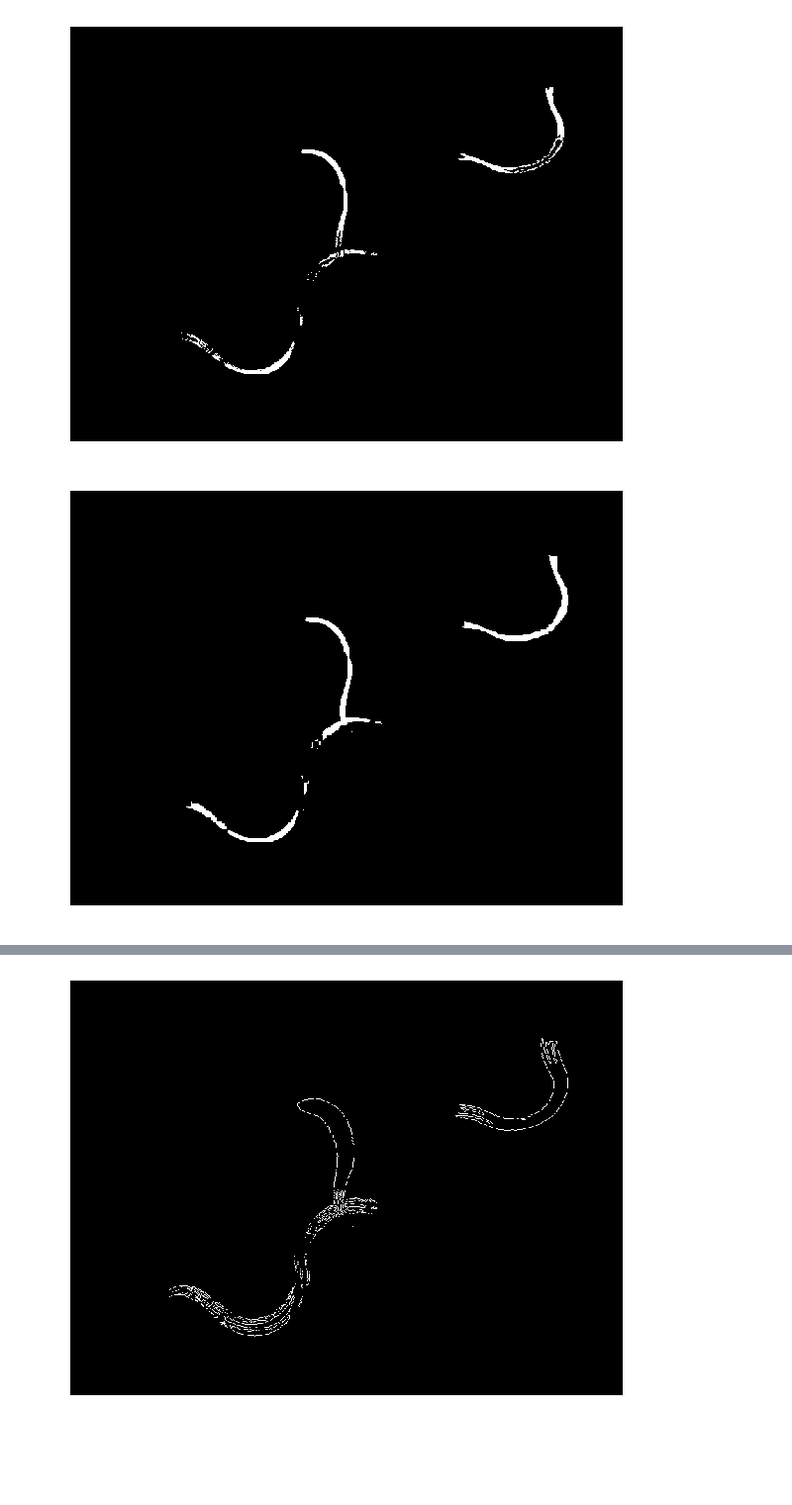
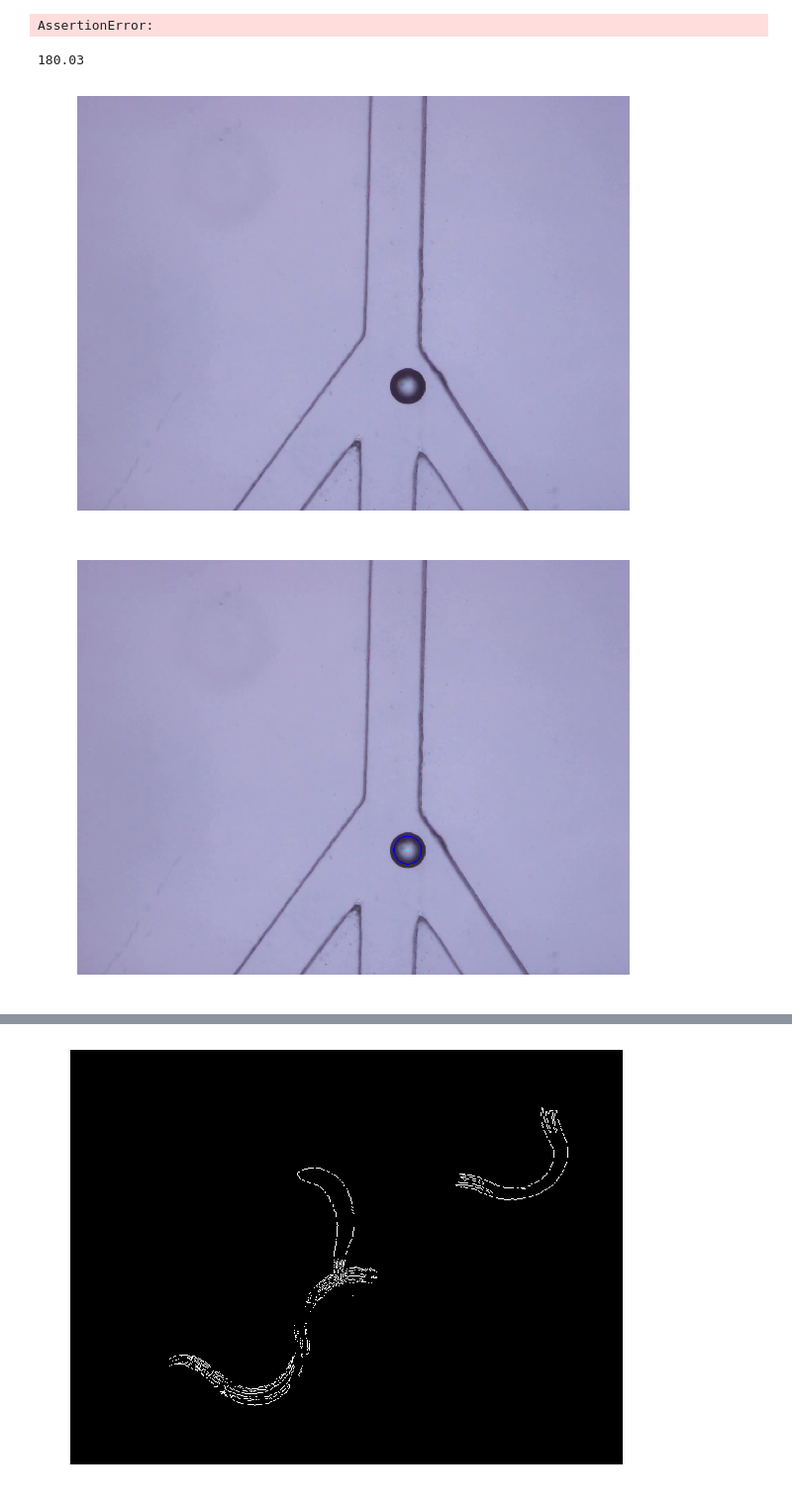
Before and after one commit to Microfluidic-lab-SJTU/C.-elegans-Tracking-and-Behavioral-Measurement, a Jupyter notebook: imgprocessing.ipynb, the cells around one changed output, grey strips where cells are left out. Shown at 99% size. Drawn from its saved outputs; the diff is of its cells as text; code cells hidden in the pictures; blank space fills up the shorter version.

```diff
--- a/imgprocessing.ipynb
+++ b/imgprocessing.ipynb
@@ -69,7 +180,43 @@ plt_show(gray)
-# %%
-plt_show(fg)
-fg_1=cv2.morphologyEx(fg,cv2.MORPH_CLOSE,kernel2, iterations = 6)
-plt_show(fg_1)
-# %% [output]
-[figure, removed]
-[figure, removed]
+# %%
+frames=frame_factory("D:\\dataset\\724\\cc.avi")
+fourcc = cv2.VideoWriter_fourcc(*'XVID')
+videoWriter = cv2.VideoWriter('output.avi',fourcc, 40, frames.size)
+[frames[i] for i in range(65)]
+rate=3.4
+j=0
+frame_d=[]
+for i in range(65,106):
+
+    img=frames[i]
+    begin=time()
+    orgin_gray =cv2.cvtColor(frames[i], cv2.COLOR_BGR2GRAY)
+
+    num,circles = hough_transfer(orgin_gray,param1=80,param2=40,minRadius=30,maxRadius=250)
+    print(time()-begin)
+
+    if num is not None:
+        circles=circles[0,:,:]
+        circles=np.uint16(np.around(circles))
+        flag= True if i>85 else False
+        img= plot_circles(img,circles,flag=flag)
+
+    #print((time()-begin)/200.)
+    #otsu =thresh_otsu(diff)
+    #cv2.putText(img, 'frame index: ' + str(i), (20, 60), 4, 2, (0,0,0), thickness = 1)
+    cv2.imshow('bs',img)
+    if i!=83 and i!=84 and i!=77 and i!=103:
+        cv2.putText(img, 'frame index: ' + str(j), (20, 60), 4, 2, (0,0,0), thickness = 1)
+        j+=1
+        videoWriter.write(img)
+    k = cv2.waitKey(700)
+    if k == 27:
+        break
+    else:
+        continue
+
+cv2.destroyAllWindows()
+videoWriter.release()
+#bk=fgbg.getBackgroundImage()
+#plt_show(bk)
+# %% [output]
+AssertionError:
@@ -75,0 +231,4 @@ plt_show(fg_1)
+# %%
+np.array(frame_d).mean()*3.4
+# %% [output]
+180.03
@@ -75,0 +254,16 @@ plt_show(fg_1)
+# %%
+frames=frame_factory("D:\\project\\python\\worm\\src\\tobe.avi")
+geodesic= geodesicActiveContourSegementation()
+plt_show(frames[6])
+orgin_gray= cv2.cvtColor(frames[6], cv2.COLOR_BGR2GRAY)
+num,circles = hough_transfer(orgin_gray,param1=80,param2=40,minRadius=30,maxRadius=250)
+circles=circles[0].astype(np.uint32)
+#img= plot_circles(frames[6],circles)
+mask,img=plot_circles_(frames[6],circles)
+plt_show(img)
+plt_show(mask)
+im= sitk.GetArrayFromImage(geodesic.execute(orgin_gray,mask))
+plt_show(im)
+# %% [output]
+[figure, added]
+[figure, added]
```
Also changed, not shown: parts of 16 cells of this notebook, 16 other files.
